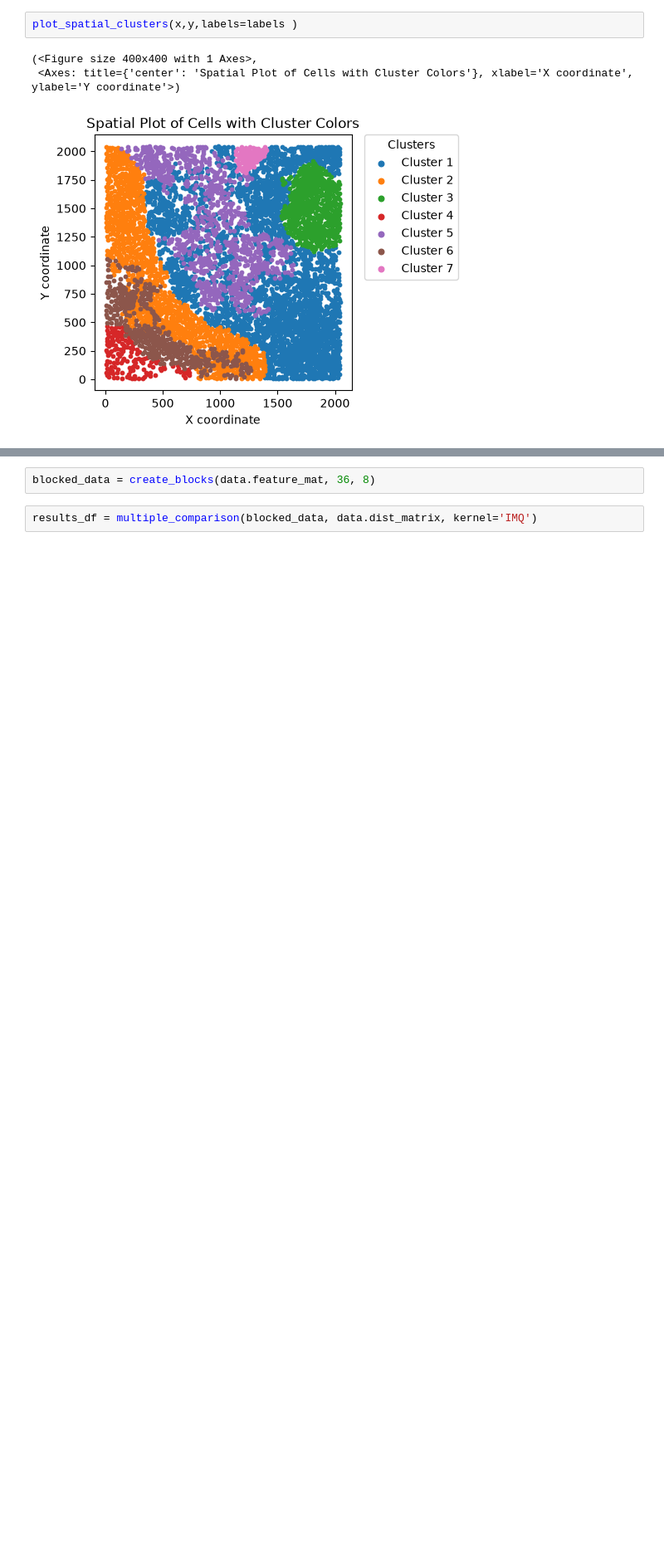
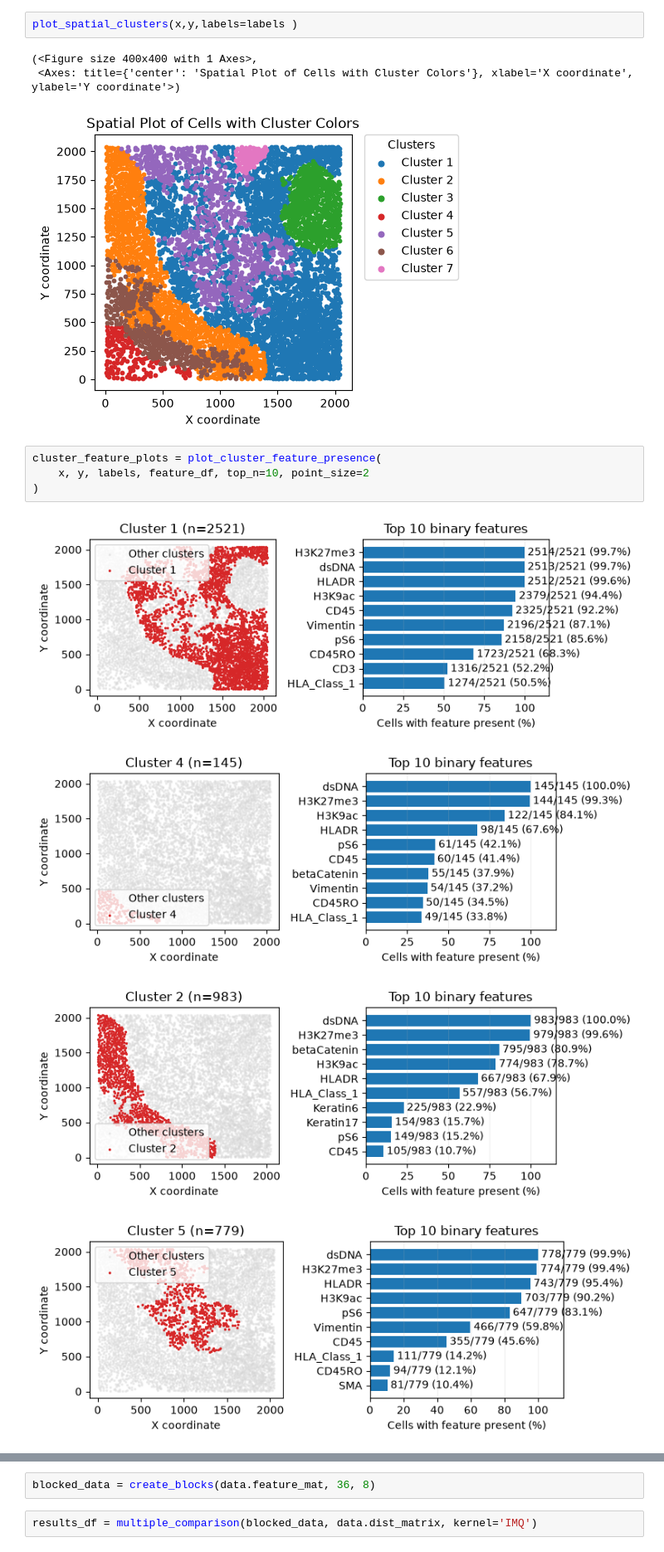
Before and after one commit to amanpreet60/repspat, a Jupyter notebook: examples/example.ipynb, the cells around one changed output, grey strips where cells are left out. Shown at 83% size. Saved outputs shown, nothing was run; the diff lists cells and outputs as text; blank space fills up the shorter version.

Commit message:
feature plot

```diff
--- a/examples/example.ipynb
+++ b/examples/example.ipynb
@@ -101,3 +101,12 @@ plot_spatial_clusters(x,y,labels=labels )
 (<Figure size 400x400 with 1 Axes>,
  <Axes: title={'center': 'Spatial Plot of Cells with Cluster Colors'}, xlabel='X coordinate', ylabel='Y coordinate'>)
 [figure]
+# %%
+cluster_feature_plots = plot_cluster_feature_presence(
+    x, y, labels, feature_df, top_n=10, point_size=2
+)
+# %% [output]
+[figure, added]
+[figure, added]
+[figure, added]
+[figure, added]
```
Also changed, not shown: parts of 4 cells of this notebook, 5 other files.
